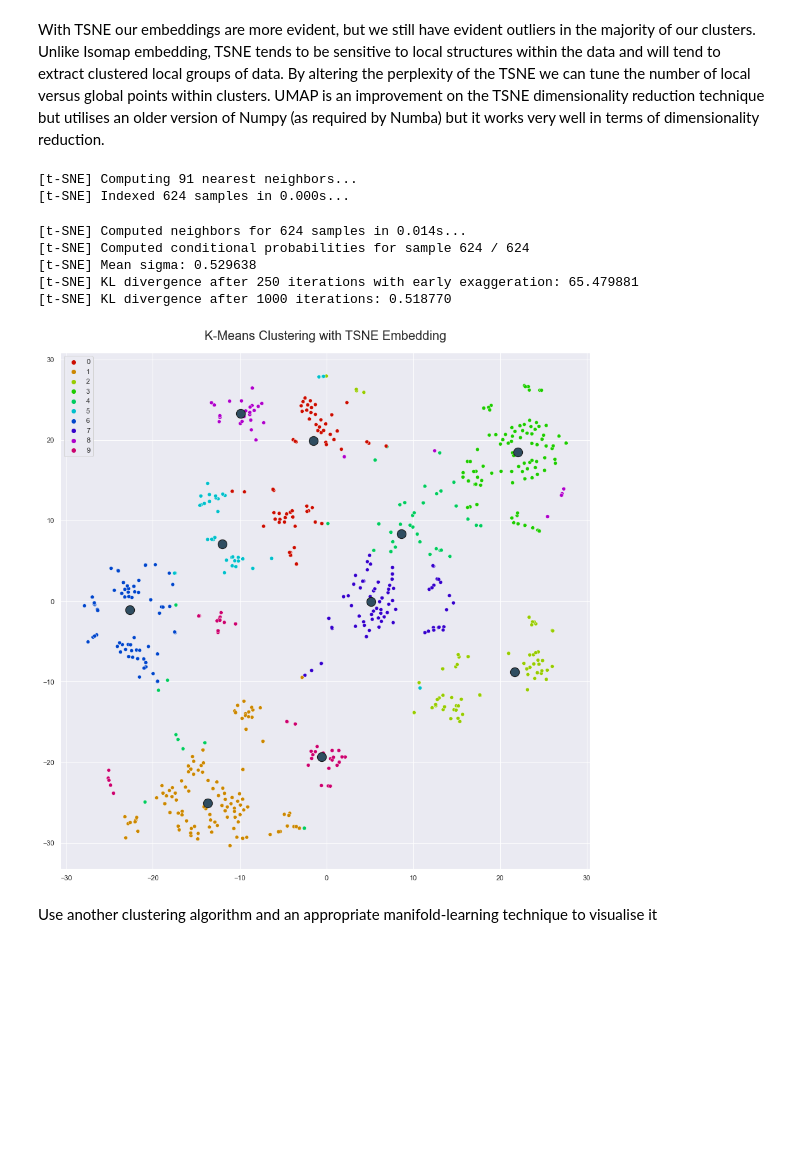
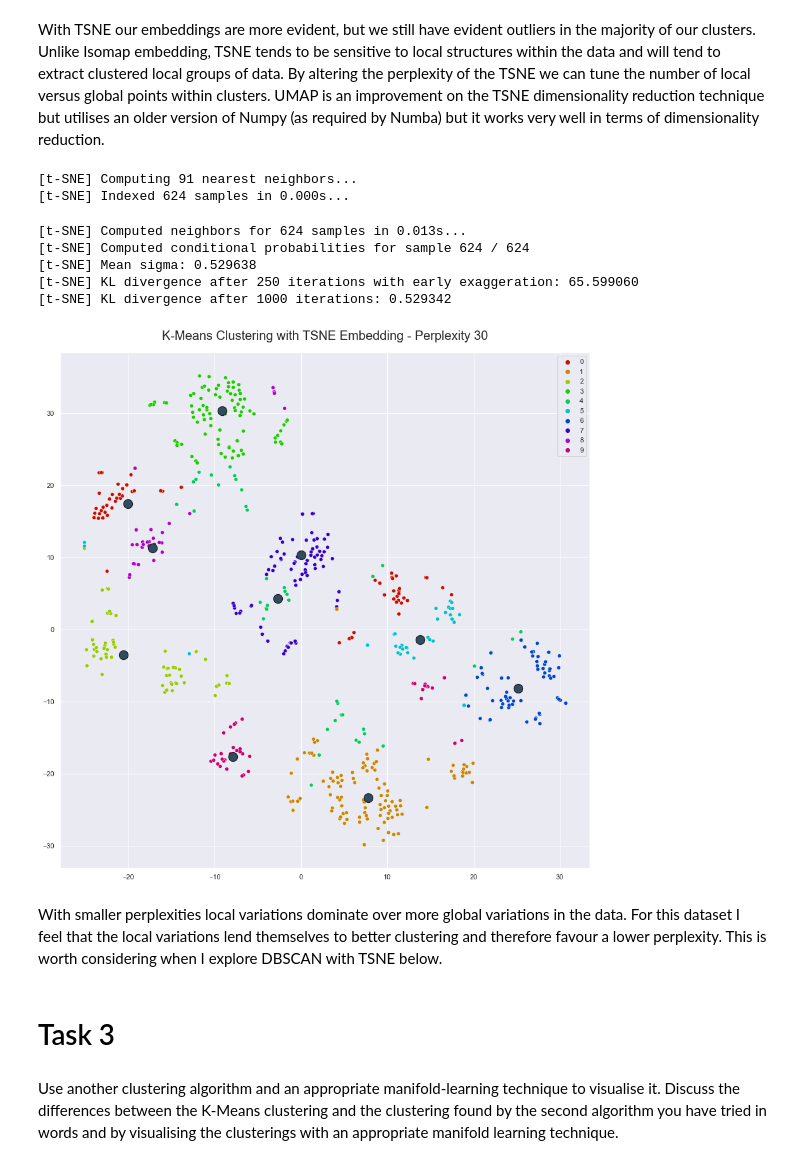
Before and after one commit to darren-king/Clustering_And_Manifold_Learning, a Jupyter notebook: etivity3.ipynb, the cells around one changed output. Cells and saved outputs as stored; diff of their text form; code cells hidden in the pictures; blank space fills up the shorter version.

```diff
--- a/etivity3.ipynb
+++ b/etivity3.ipynb
@@ -281,29 +300,34 @@ With TSNE our embeddings are more evident, but we still have evident outliers in
 # %%
 tsne_model = TSNE(verbose=1, perplexity=30)
 
 embedded_data_and_centroids = tsne_model.fit_transform(data_and_centres)
 
 embedded_data = embedded_data_and_centroids[:-k,:]
 embedded_centroids = embedded_data_and_centroids[-k:,:]
 
 # Graphing our output
 sns.set(rc={"figure.figsize":(15,15)})
 palette = sns.hls_palette(len(set(labels)), l=0.4, s=1.0)
 sns.scatterplot(x=embedded_data[:,0], y=embedded_data[:,1], hue=labels, legend='full', palette=palette)
 sns.scatterplot(x=embedded_centroids[:,0], y=embedded_centroids[:,1], color="#2f4d61", s=200, marker="o", alpha=1, edgecolor='k')
-plt.title("K-Means Clustering with TSNE Embedding", pad=20, fontdict={'fontsize':20})
+plt.title("K-Means Clustering with TSNE Embedding - Perplexity 30", pad=20, fontdict={'fontsize':20})
 plt.show()
 # %% [output]
 [t-SNE] Computing 91 nearest neighbors...
 [t-SNE] Indexed 624 samples in 0.000s...
-[t-SNE] Computed neighbors for 624 samples in 0.014s...
+[t-SNE] Computed neighbors for 624 samples in 0.013s...
 [t-SNE] Computed conditional probabilities for sample 624 / 624
 [t-SNE] Mean sigma: 0.529638
-[t-SNE] KL divergence after 250 iterations with early exaggeration: 65.479881
-[t-SNE] KL divergence after 1000 iterations: 0.518770
+[t-SNE] KL divergence after 250 iterations with early exaggeration: 65.599060
+[t-SNE] KL divergence after 1000 iterations: 0.529342
-[figure, old version]
+[figure, new version]
-# %% [markdown]
-Use another clustering algorithm and an appropriate manifold-learning technique to visualise it
+# %% [markdown]
+With smaller perplexities local variations dominate over more global variations in the data. For this dataset I feel that the local variations lend themselves to better clustering and therefore favour a lower perplexity. This is worth considering when I explore DBSCAN with TSNE below.
+# %% [markdown]
+# Task 3
+# %% [markdown]
+Use another clustering algorithm and an appropriate manifold-learning technique to visualise it.
+Discuss the differences between the K-Means clustering and the clustering found by the second algorithm you have tried in words and by visualising the clusterings with an appropriate manifold learning technique.
 # %%
 # Using t-SNE for dimensionality reduction - tune the perplexity hyperparameter
 
```
Also changed, not shown: parts of 16 cells of this notebook.
